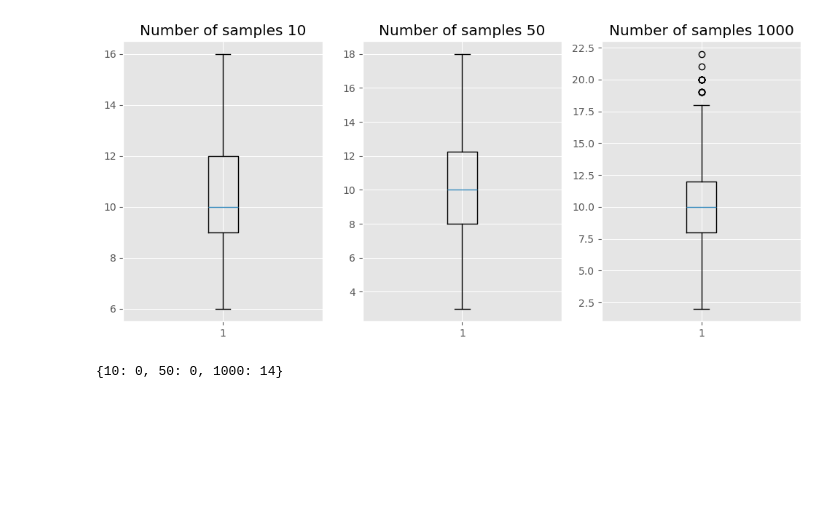
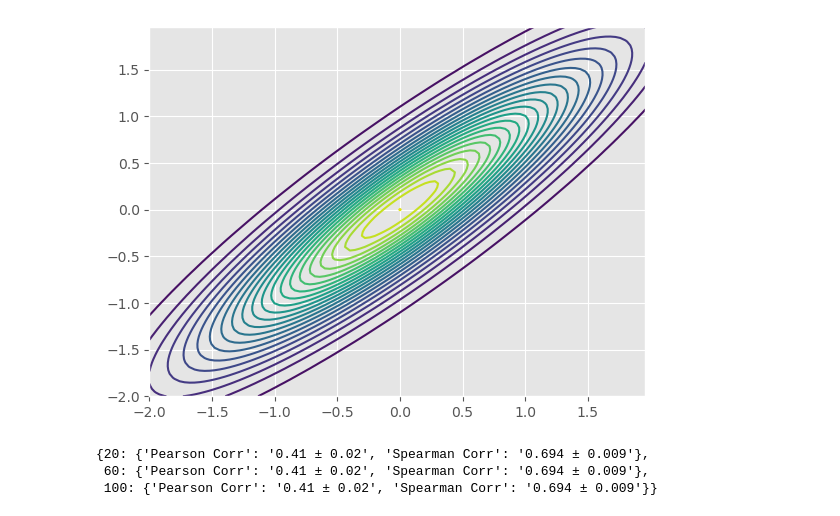
Before and after one commit to AndrewM0204/stats, a Jupyter notebook: stat1.ipynb, the cells around one changed output. Saved outputs shown, nothing was run; the diff lists cells and outputs as text; code cells hidden in the pictures; blank space fills up the shorter version.

```diff
--- a/stat1.ipynb
+++ b/stat1.ipynb
@@ -246,5 +98,0 @@ print_boxplot(stats.cauchy(0, 1), './images/cauchy_box')
-# %%
-print_boxplot(stats.poisson(10), './images/poisson_box')
-# %% [output]
-[figure, removed]
-{10: 0, 50: 0, 1000: 14}
@@ -250,0 +154,24 @@ print_boxplot(stats.poisson(10), './images/poisson_box')
+# %%
+def plot_level_lines(dist, plot_range_x, plot_range_y, save_path):
+    f = dist.pdf
+    x, y = np.mgrid[plot_range_x[0]:plot_range_x[1]:0.01*(plot_range_x[1]-plot_range_x[0]), plot_range_y[0]:plot_range_y[1]:0.01*(plot_range_y[1]-plot_range_y[0])]
+    pos = np.dstack((x, y))
+    z = f(pos)
+    plt.contour(x, y, z, levels=25)
+    if save_path:
+        plt.savefig(save_path)
+    plt.show()
+# %%
+mixture = MixtureModel(submodels=[stats.multivariate_normal(mean=[0, 0], cov=[[1, 0.9], [0.9, 1]]),
+                                 stats.multivariate_normal(mean=[0, 0], cov=[[10, -0.9], [-0.9, 10]])],
+                      weights = [0.9, 0.1])
+# %%
+plot_level_lines(mixture, [-2, 2], [-2, 2], './images/mixture')
+# %% [output]
+[figure, added]
+# %%
+corr_statistics(mixture)
+# %% [output]
+{20: {'Pearson Corr': '0.41 ± 0.02', 'Spearman Corr': '0.694 ± 0.009'},
+ 60: {'Pearson Corr': '0.41 ± 0.02', 'Spearman Corr': '0.694 ± 0.009'},
+ 100: {'Pearson Corr': '0.41 ± 0.02', 'Spearman Corr': '0.694 ± 0.009'}}
```
Also changed, not shown: parts of 15 cells of this notebook, 1 other file.
